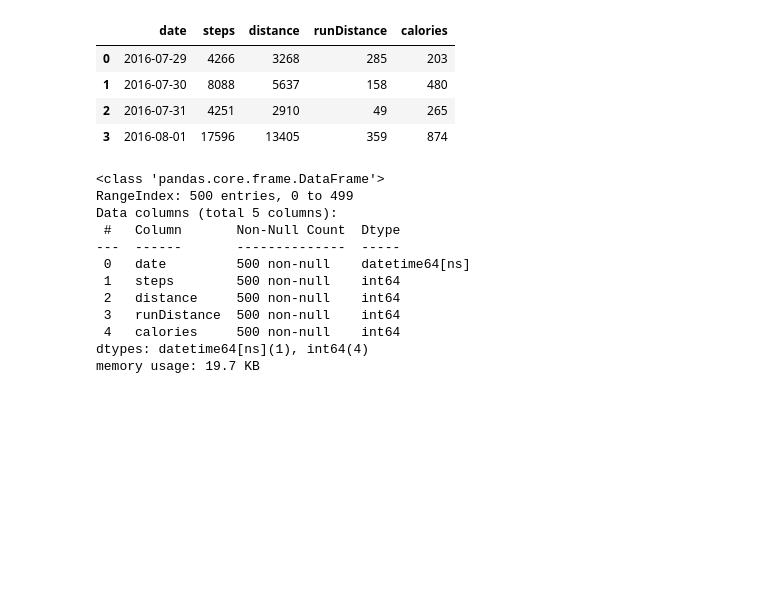
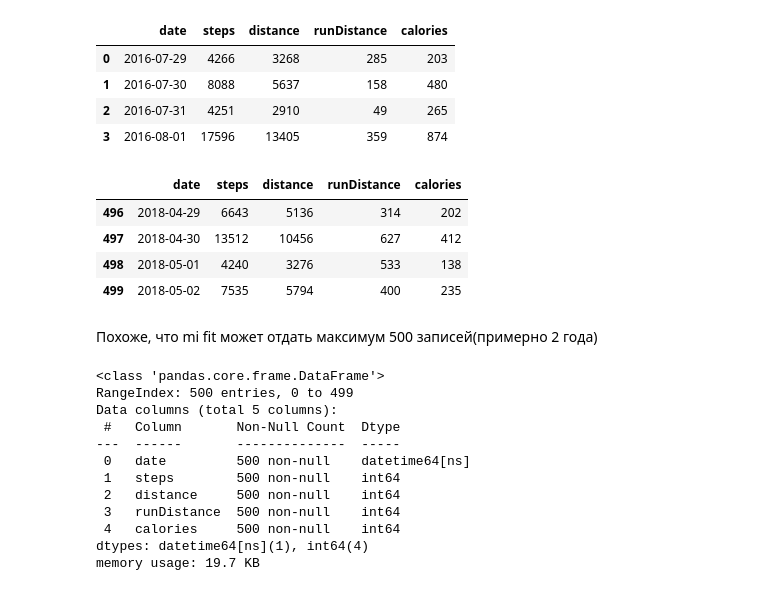
Before and after one commit to Ozernoy/mi-band-data, a Jupyter notebook: Mi_Fit_Data.ipynb, the cells around one changed output. Cells and saved outputs as stored; diff of their text form; code cells hidden in the pictures; blank space fills up the shorter version.

```diff
--- a/Mi_Fit_Data.ipynb
+++ b/Mi_Fit_Data.ipynb
@@ -77,6 +69,16 @@ activity.head(4)
 | 1 | 2016-07-30 | 8088 | 5637 | 158 | 480 |
 | 2 | 2016-07-31 | 4251 | 2910 | 49 | 265 |
 | 3 | 2016-08-01 | 17596 | 13405 | 359 | 874 |
+# %%
+activity.tail(4)
+# %% [output]
+|  | date | steps | distance | runDistance | calories |
+| 496 | 2018-04-29 | 6643 | 5136 | 314 | 202 |
+| 497 | 2018-04-30 | 13512 | 10456 | 627 | 412 |
+| 498 | 2018-05-01 | 4240 | 3276 | 533 | 138 |
+| 499 | 2018-05-02 | 7535 | 5794 | 400 | 235 |
+# %% [markdown]
+Похоже, что mi fit может отдать максимум 500 записей(примерно 2 года)
 # %%
 activity.info()
 # %% [output]
```
Also changed, not shown: parts of 22 cells of this notebook, 2 other files.
